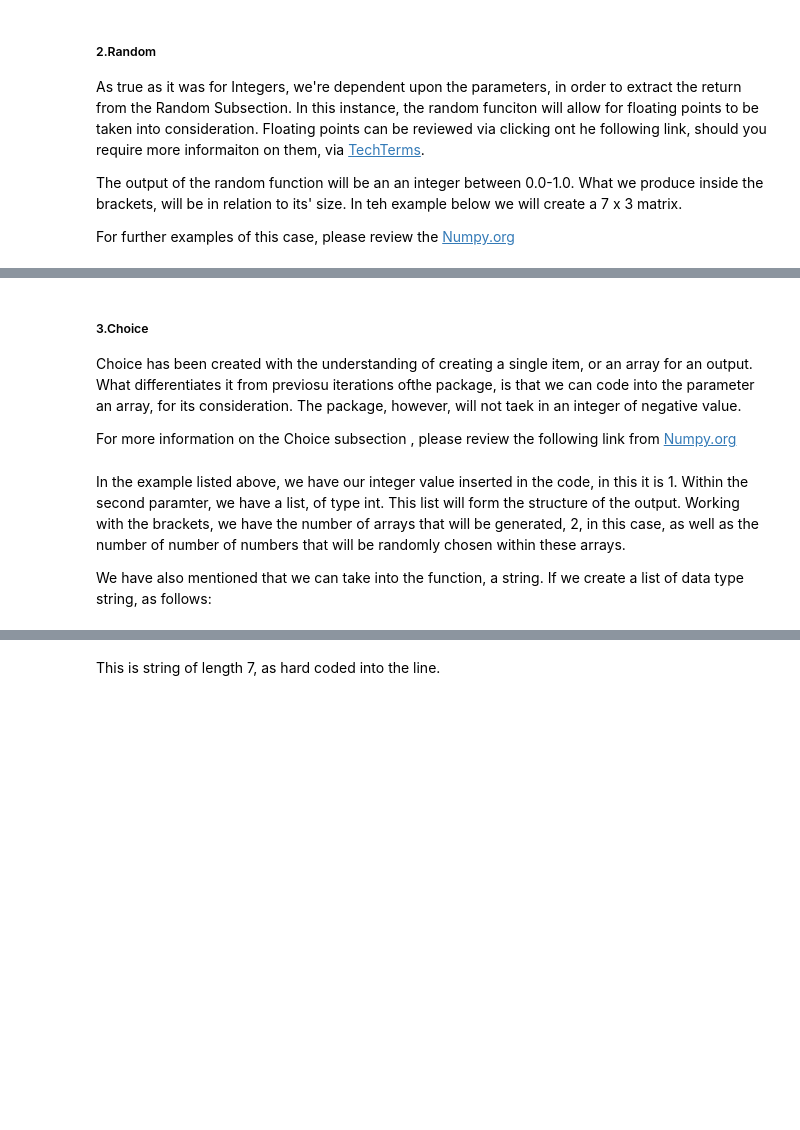
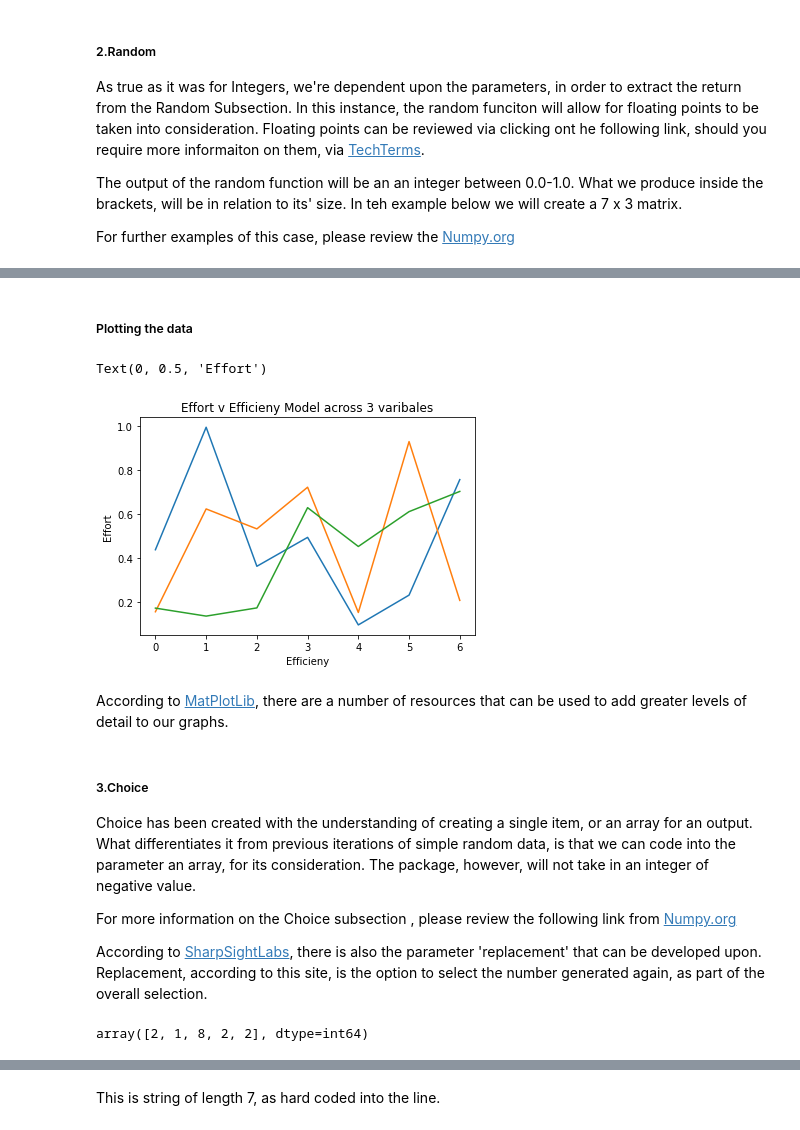
Before and after one commit to jonkavana/PODA-Project-2020, a Jupyter notebook: PODA Numpy.Random .ipynb, the cells around one changed output, grey strips where cells are left out. Saved outputs shown, nothing was run; the diff lists cells and outputs as text; code cells hidden in the pictures; blank space fills up the shorter version.

```diff
--- a/PODA Numpy.Random .ipynb
+++ b/PODA Numpy.Random .ipynb
@@ -180,3 +244,11 @@ rng.random((7,3))
+# %% [markdown]
+##### Plotting the data
 # %%
  b = rng.random((7,3))
 plt.plot(b)
+plt.title("Effort v Efficieny Model across 3 varibales")
+plt.xlabel("Efficieny")
+plt.ylabel("Effort")
+# %% [output]
+Text(0, 0.5, 'Effort')
+[figure, added]
@@ -183,12 +258,14 @@ plt.plot(b)
+# %% [markdown]
+According to [MatPlotLib](https://matplotlib.org/tutorials/text/text_intro.html), there are a number of resources that can be used to add greater levels of detail to our graphs.
 # %% [markdown]
 ##### 3.Choice
 
-Choice has been created with the understanding of creating a single item, or an array for an output. What differentiates it from previosu iterations ofthe package, is that we can code into the parameter an array, for its consideration. The package, however, will not taek in an integer of negative value.
+Choice has been created with the understanding of creating a single item, or an array for an output. What differentiates it from previous iterations of simple random data, is that we can code into the parameter an array, for its consideration. The package, however, will not take in an integer of negative value.
 
 For more information on the Choice subsection , please review the following link from [Numpy.org](https://numpy.org/doc/stable/reference/random/generated/numpy.random.Generator.choice.html#numpy.random.Generator.choice)
+
+According to [SharpSightLabs](https://www.sharpsightlabs.com/blog/numpy-random-choice/), there is also the parameter 'replacement' that can be developed upon. Replacement, according to this site, is the option to select the number generated again, as part of the overall selection.
 # %%
-rng.choice(9, (2,5))
+rng.choice(9, 5, replace=True)
+# %% [output]
+array([2, 1, 8, 2, 2], dtype=int64)
-# %% [markdown]
-In the example listed above, we have our integer value inserted in the code, in this it is 1. Within the second paramter, we have a list, of type int. This list will form the structure of the output. Working with the brackets, we have the number of arrays that will be generated, 2, in this case, as well as the number of number of numbers that will be randomly chosen within these arrays.
-
-We have also mentioned that we can take into the function, a string. If we create a list of data type string, as follows:
```
Also changed, not shown: parts of 56 cells of this notebook.
